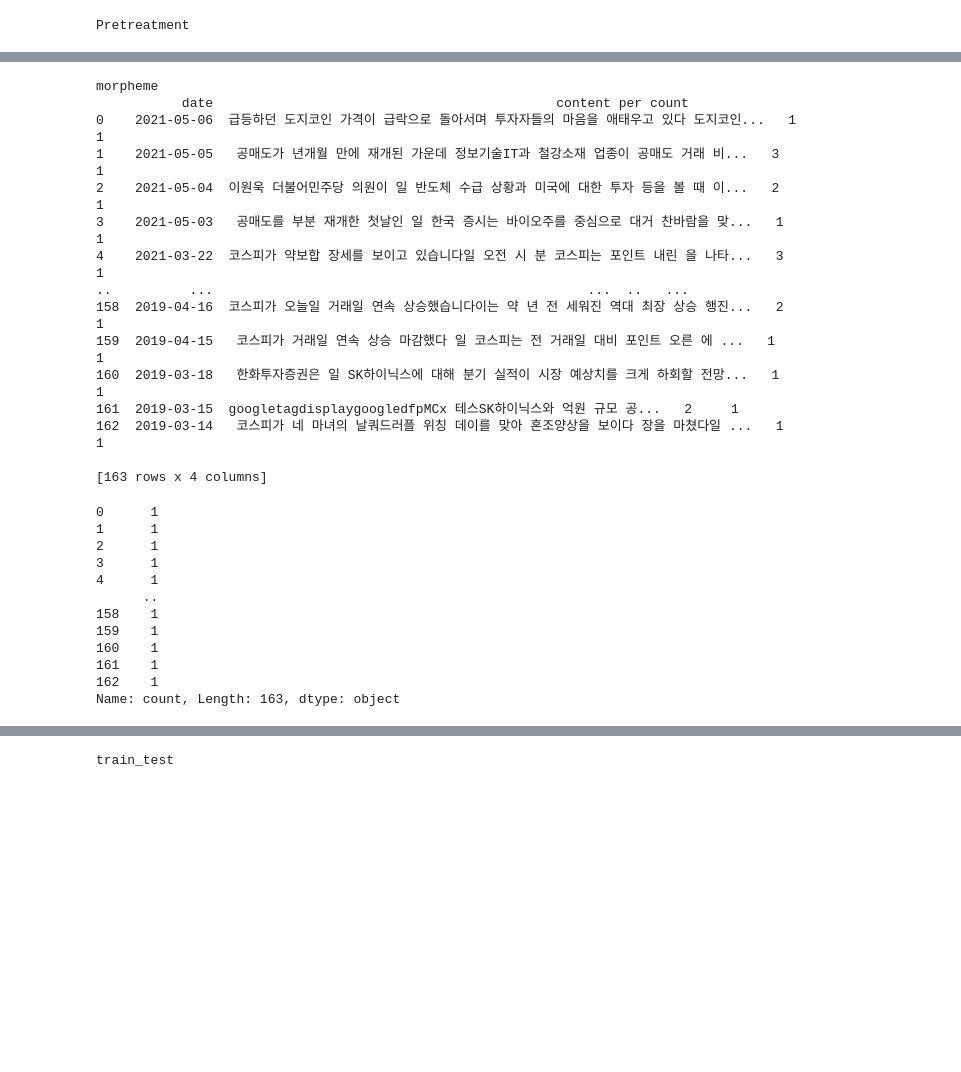
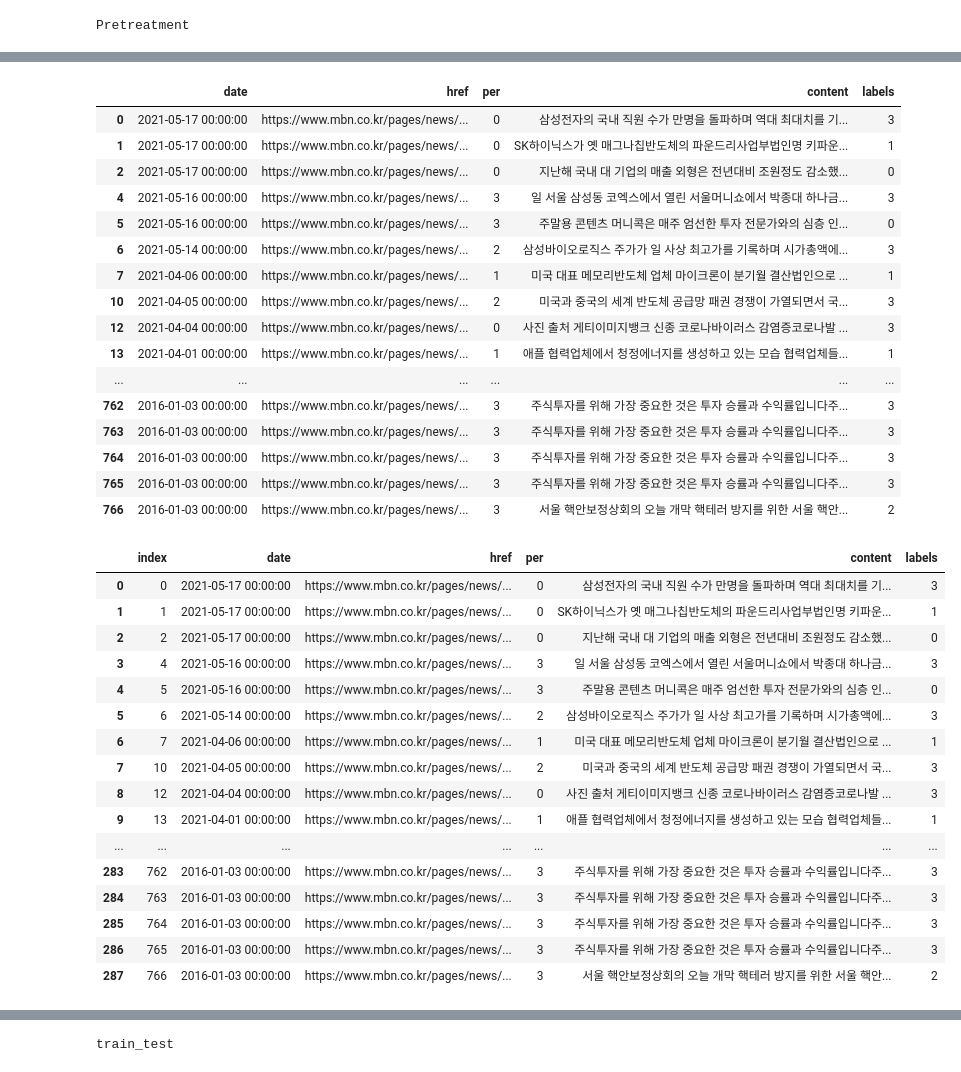
Before and after one commit to octomun/NewsAnalytics, a Jupyter notebook: project/news_an.ipynb, the cells around one changed output, grey strips where cells are left out. Saved outputs shown, nothing was run; the diff lists cells and outputs as text; code cells hidden in the pictures; blank space fills up the shorter version.

```diff
--- a/project/news_an.ipynb
+++ b/project/news_an.ipynb
@@ -84,0 +200,24 @@ Pretreatment
+# %%
+# row 생략 없이 출력
+pd.set_option('display.max_rows', None)
+# col 생략 없이 출력
+pd.set_option('display.max_columns', None)
+url_content
+# %% [output]
+|  | date | href | per | content | labels |
+| 0 | 2021-05-17 00:00:00 | https://www.mbn.co.kr/pages/news/... | 0 | 삼성전자의 국내 직원 수가 만명을 돌파하며 역대 최대치를 기... | 3 |
+| 1 | 2021-05-17 00:00:00 | https://www.mbn.co.kr/pages/news/... | 0 | SK하이닉스가 옛 매그나칩반도체의 파운드리사업부법인명 키파운... | 1 |
+| 2 | 2021-05-17 00:00:00 | https://www.mbn.co.kr/pages/news/... | 0 | 지난해 국내 대 기업의 매출 외형은 전년대비 조원정도 감소했... | 0 |
+| 4 | 2021-05-16 00:00:00 | https://www.mbn.co.kr/pages/news/... | 3 | 일 서울 삼성동 코엑스에서 열린 서울머니쇼에서 박종대 하나금... | 3 |
+| 5 | 2021-05-16 00:00:00 | https://www.mbn.co.kr/pages/news/... | 3 | 주말용 콘텐츠 머니콕은 매주 엄선한 투자 전문가와의 심층 인... | 0 |
+| 6 | 2021-05-14 00:00:00 | https://www.mbn.co.kr/pages/news/... | 2 | 삼성바이오로직스 주가가 일 사상 최고가를 기록하며 시가총액에... | 3 |
+| 7 | 2021-04-06 00:00:00 | https://www.mbn.co.kr/pages/news/... | 1 | 미국 대표 메모리반도체 업체 마이크론이 분기월 결산법인으로 ... | 1 |
+| 10 | 2021-04-05 00:00:00 | https://www.mbn.co.kr/pages/news/... | 2 | 미국과 중국의 세계 반도체 공급망 패권 경쟁이 가열되면서 국... | 3 |
+| 12 | 2021-04-04 00:00:00 | https://www.mbn.co.kr/pages/news/... | 0 | 사진 출처 게티이미지뱅크 신종 코로나바이러스 감염증코로나발 ... | 3 |
+| 13 | 2021-04-01 00:00:00 | https://www.mbn.co.kr/pages/news/... | 1 | 애플 협력업체에서 청정에너지를 생성하고 있는 모습 협력업체들... | 1 |
+| ... | ... | ... | ... | ... | ... |
+| 762 | 2016-01-03 00:00:00 | https://www.mbn.co.kr/pages/news/... | 3 | 주식투자를 위해 가장 중요한 것은 투자 승률과 수익률입니다주... | 3 |
+| 763 | 2016-01-03 00:00:00 | https://www.mbn.co.kr/pages/news/... | 3 | 주식투자를 위해 가장 중요한 것은 투자 승률과 수익률입니다주... | 3 |
+| 764 | 2016-01-03 00:00:00 | https://www.mbn.co.kr/pages/news/... | 3 | 주식투자를 위해 가장 중요한 것은 투자 승률과 수익률입니다주... | 3 |
+| 765 | 2016-01-03 00:00:00 | https://www.mbn.co.kr/pages/news/... | 3 | 주식투자를 위해 가장 중요한 것은 투자 승률과 수익률입니다주... | 3 |
+| 766 | 2016-01-03 00:00:00 | https://www.mbn.co.kr/pages/news/... | 3 | 서울 핵안보정상회의 오늘 개막 핵테러 방지를 위한 서울 핵안... | 2 |
@@ -113,37 +246,23 @@ def morpheme(data):
-# %%
-all_data=morpheme(url)
-print("morpheme")
-# %% [output]
-morpheme
-           date                                            content per count
-0    2021-05-06  급등하던 도지코인 가격이 급락으로 돌아서며 투자자들의 마음을 애태우고 있다 도지코인...   1     1
-1    2021-05-05   공매도가 년개월 만에 재개된 가운데 정보기술IT과 철강소재 업종이 공매도 거래 비...   3     1
-2    2021-05-04  이원욱 더불어민주당 의원이 일 반도체 수급 상황과 미국에 대한 투자 등을 볼 때 이...   2     1
-3    2021-05-03   공매도를 부분 재개한 첫날인 일 한국 증시는 바이오주를 중심으로 대거 찬바람을 맞...   1     1
-4    2021-03-22  코스피가 약보합 장세를 보이고 있습니다일 오전 시 분 코스피는 포인트 내린 을 나타...   3     1
-..          ...                                                ...  ..   ...
-158  2019-04-16  코스피가 오늘일 거래일 연속 상승했습니다이는 약 년 전 세워진 역대 최장 상승 행진...   2     1
-159  2019-04-15   코스피가 거래일 연속 상승 마감했다 일 코스피는 전 거래일 대비 포인트 오른 에 ...   1     1
-160  2019-03-18   한화투자증권은 일 SK하이닉스에 대해 분기 실적이 시장 예상치를 크게 하회할 전망...   1     1
-161  2019-03-15  googletagdisplaygoogledfpMCx 테스SK하이닉스와 억원 규모 공...   2     1
-162  2019-03-14   코스피가 네 마녀의 날쿼드러플 위칭 데이를 맞아 혼조양상을 보이다 장을 마쳤다일 ...   1     1
-
-[163 rows x 4 columns]
-# %%
-print(all_data['count'])
-# %% [output]
-0      1
-1      1
-2      1
-3      1
-4      1
-      ..
-158    1
-159    1
-160    1
-161    1
-162    1
-Name: count, Length: 163, dtype: object
+# %%
+all_data
+# %% [output]
+|  | index | date | href | per | content | labels |
+| 0 | 0 | 2021-05-17 00:00:00 | https://www.mbn.co.kr/pages/news/... | 0 | 삼성전자의 국내 직원 수가 만명을 돌파하며 역대 최대치를 기... | 3 |
+| 1 | 1 | 2021-05-17 00:00:00 | https://www.mbn.co.kr/pages/news/... | 0 | SK하이닉스가 옛 매그나칩반도체의 파운드리사업부법인명 키파운... | 1 |
+| 2 | 2 | 2021-05-17 00:00:00 | https://www.mbn.co.kr/pages/news/... | 0 | 지난해 국내 대 기업의 매출 외형은 전년대비 조원정도 감소했... | 0 |
+| 3 | 4 | 2021-05-16 00:00:00 | https://www.mbn.co.kr/pages/news/... | 3 | 일 서울 삼성동 코엑스에서 열린 서울머니쇼에서 박종대 하나금... | 3 |
+| 4 | 5 | 2021-05-16 00:00:00 | https://www.mbn.co.kr/pages/news/... | 3 | 주말용 콘텐츠 머니콕은 매주 엄선한 투자 전문가와의 심층 인... | 0 |
+| 5 | 6 | 2021-05-14 00:00:00 | https://www.mbn.co.kr/pages/news/... | 2 | 삼성바이오로직스 주가가 일 사상 최고가를 기록하며 시가총액에... | 3 |
+| 6 | 7 | 2021-04-06 00:00:00 | https://www.mbn.co.kr/pages/news/... | 1 | 미국 대표 메모리반도체 업체 마이크론이 분기월 결산법인으로 ... | 1 |
+| 7 | 10 | 2021-04-05 00:00:00 | https://www.mbn.co.kr/pages/news/... | 2 | 미국과 중국의 세계 반도체 공급망 패권 경쟁이 가열되면서 국... | 3 |
+| 8 | 12 | 2021-04-04 00:00:00 | https://www.mbn.co.kr/pages/news/... | 0 | 사진 출처 게티이미지뱅크 신종 코로나바이러스 감염증코로나발 ... | 3 |
+| 9 | 13 | 2021-04-01 00:00:00 | https://www.mbn.co.kr/pages/news/... | 1 | 애플 협력업체에서 청정에너지를 생성하고 있는 모습 협력업체들... | 1 |
+| ... | ... | ... | ... | ... | ... | ... |
+| 283 | 762 | 2016-01-03 00:00:00 | https://www.mbn.co.kr/pages/news/... | 3 | 주식투자를 위해 가장 중요한 것은 투자 승률과 수익률입니다주... | 3 |
+| 284 | 763 | 2016-01-03 00:00:00 | https://www.mbn.co.kr/pages/news/... | 3 | 주식투자를 위해 가장 중요한 것은 투자 승률과 수익률입니다주... | 3 |
+| 285 | 764 | 2016-01-03 00:00:00 | https://www.mbn.co.kr/pages/news/... | 3 | 주식투자를 위해 가장 중요한 것은 투자 승률과 수익률입니다주... | 3 |
+| 286 | 765 | 2016-01-03 00:00:00 | https://www.mbn.co.kr/pages/news/... | 3 | 주식투자를 위해 가장 중요한 것은 투자 승률과 수익률입니다주... | 3 |
+| 287 | 766 | 2016-01-03 00:00:00 | https://www.mbn.co.kr/pages/news/... | 3 | 서울 핵안보정상회의 오늘 개막 핵테러 방지를 위한 서울 핵안... | 2 |
 # %%
 def text_except_all(data):
     tokken = []
```
Also changed, not shown: parts of 39 cells of this notebook, 2 other files.
